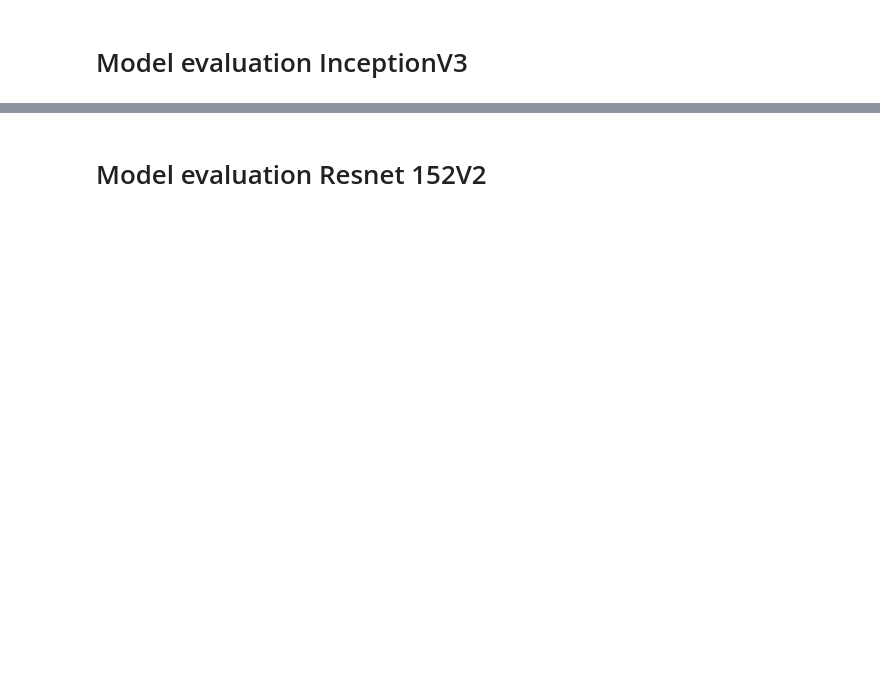
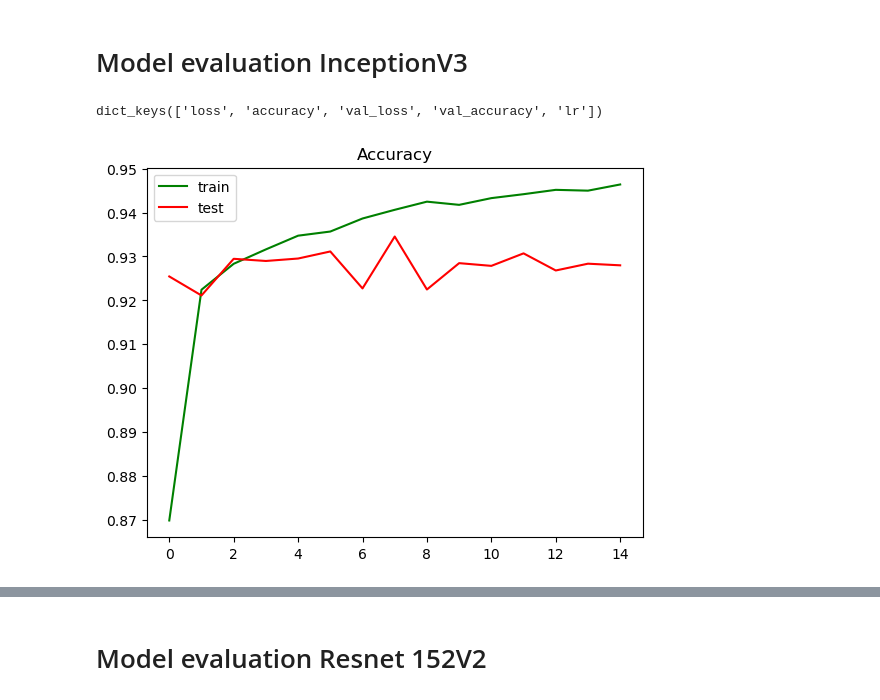
Before and after one commit to Xileff/try_drowsiness_detection, a Jupyter notebook: jupyter/Drowsiness Detection Model.ipynb, the cells around one changed output, grey strips where cells are left out. Drawn from its saved outputs; the diff is of its cells as text; code cells hidden in the pictures; blank space fills up the shorter version.

Commit message:
resnet 15v2 & confusion matrix & evaluate the performence

```diff
--- a/jupyter/Drowsiness Detection Model.ipynb
+++ b/jupyter/Drowsiness Detection Model.ipynb
@@ -231,19 +205,26 @@ learning_rate = ReduceLROnPlateau(monitor='val_loss', patience=3, verbose=3)
 
 callbacks = [checkpoint, earlystop, learning_rate]
+# %%
+# patience = max num of epochs when accuracy is not increasing
+earlystop1 = EarlyStopping(monitor='val_loss', patience=7, verbose=2, restore_best_weights=True)
+
+learning_rate1 = ReduceLROnPlateau(monitor='val_loss', patience=3, verbose=2)
+
+callbacks1 = [checkpoint1, earlystop1, learning_rate1]
 # %%
 # Resnet152V2
-opt = Adam(lr=1e-4, decay=1e-4 / 50)
+opt = Adam(lr=1e-4, decay=1e-4 /50)
 try:
-    model.compile(optimizer= opt, loss='categorical_crossentropy', metrics=['accuracy'])
+    modelRes.compile(optimizer= opt, loss='categorical_crossentropy', metrics=['accuracy'])
 
-    model.fit(train_data,
+    hsRes = modelRes.fit(train_data,
           steps_per_epoch=train_data.samples//batchsize,
           validation_data=validation_data,
           validation_steps=validation_data.samples//batchsize,
           callbacks=callbacks,
           epochs=50)
 
-    model.save('Resnet152V2_Drowsiness.h5')
+    modelRes.save('models/ResNet152V2/Resnet152V2_Drowsiness.h5')
 except Exception as e:
     print(e)
 # %% [output]
@@ -281,17 +282,17 @@ Epoch 10: early stopping
 # %%
 # InceptionV3
+opt = Adam(lr=1e-4, decay=1e-4 /50)
+try:
+    modelInc.compile(optimizer=opt, loss='categorical_crossentropy', metrics=['accuracy'])
 
-try:
-    model.compile(optimizer='Adam', loss='categorical_crossentropy', metrics=['accuracy'])
-
-    model.fit(train_data,
+    hsInc = modelInc.fit(train_data,
           steps_per_epoch=train_data.samples//batchsize,
           validation_data=validation_data,
           validation_steps=validation_data.samples//batchsize,
-          callbacks=callbacks,
+          callbacks=callbacks1,
           epochs=50)
 
-    model.save('InceptionV3_Drowsiness.h5')
+    modelInc.save('models/InceptionV3/InceptionV3_Drowsiness.h5')
 except Exception as e:
     print(e)
 # %% [output]
@@ -359,2 +319,16 @@ Matrix size-incompatible: In[0]: [8,2], In[1]: [8,1]
 # %% [markdown]
 # Model evaluation InceptionV3
+# %%
+hInc = hsInc.history
+
+hInc.keys()
+# %% [output]
+dict_keys(['loss', 'accuracy', 'val_loss', 'val_accuracy', 'lr'])
+# %%
+plt.title('Accuracy')
+plt.plot(hInc['accuracy'] ,c = "green" , label = 'train' )
+plt.plot(hInc['val_accuracy'] ,c = "red", label = 'test')
+plt.legend()
+plt.show()
+# %% [output]
+[figure, added]
```
Also changed, not shown: parts of 33 cells of this notebook, 8 other files.
